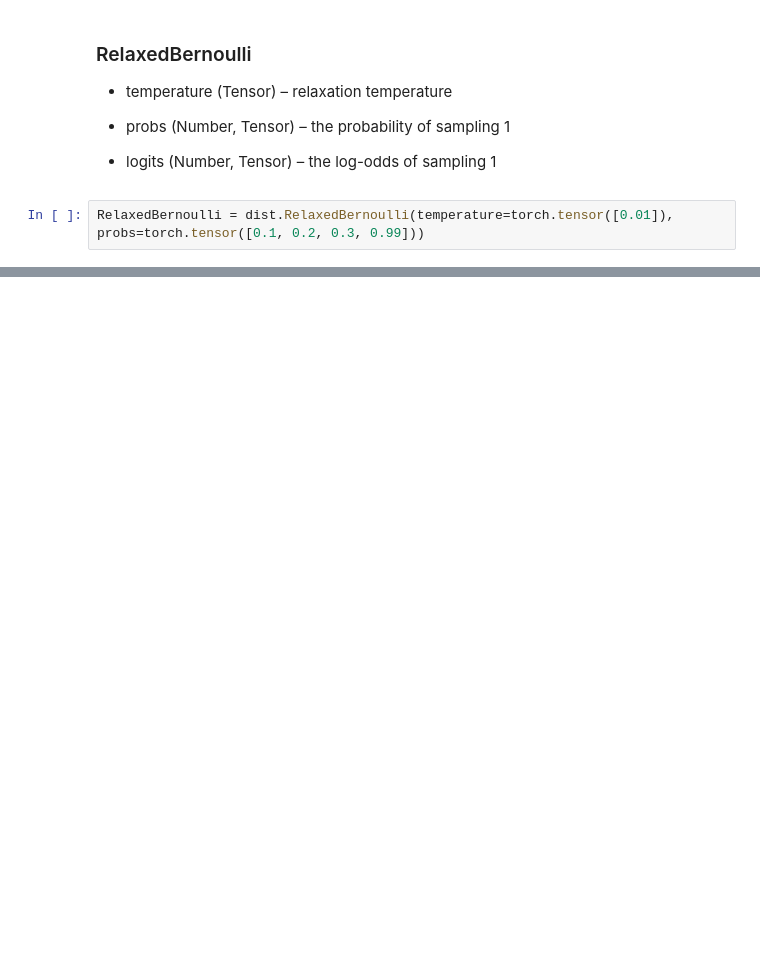
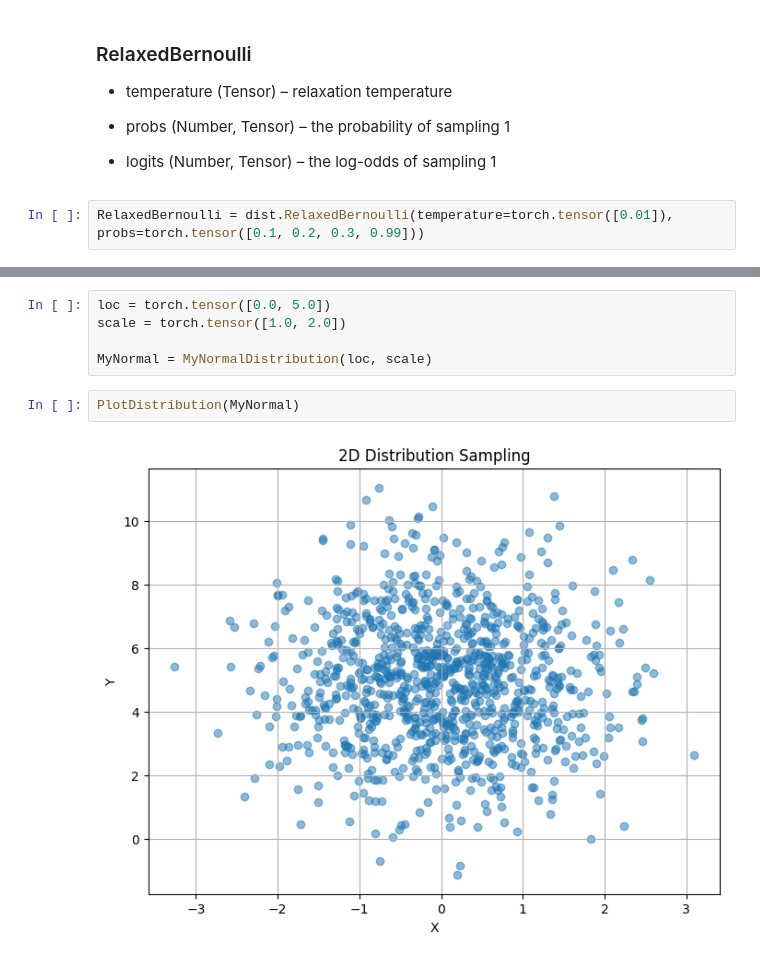
Before and after one commit to intsystems/relaxit, a Jupyter notebook: experiments.ipynb, the cells around one changed output, grey strips where cells are left out. Saved outputs shown, nothing was run; the diff lists cells and outputs as text; blank space fills up the shorter version.

Commit message:
Add example with Normal dist

```diff
--- a/experiments.ipynb
+++ b/experiments.ipynb
@@ -63,0 +171,9 @@ tensor([1.1755e-38, 1.9546e-02, 1.1755e-38, 1.0000e+00])
+# %%
+loc = torch.tensor([0.0, 5.0])
+scale = torch.tensor([1.0, 2.0])
+
+MyNormal = MyNormalDistribution(loc, scale)
+# %%
+PlotDistribution(MyNormal)
+# %% [output]
+[figure, added]
```
Also changed, not shown: parts of 6 cells of this notebook.
